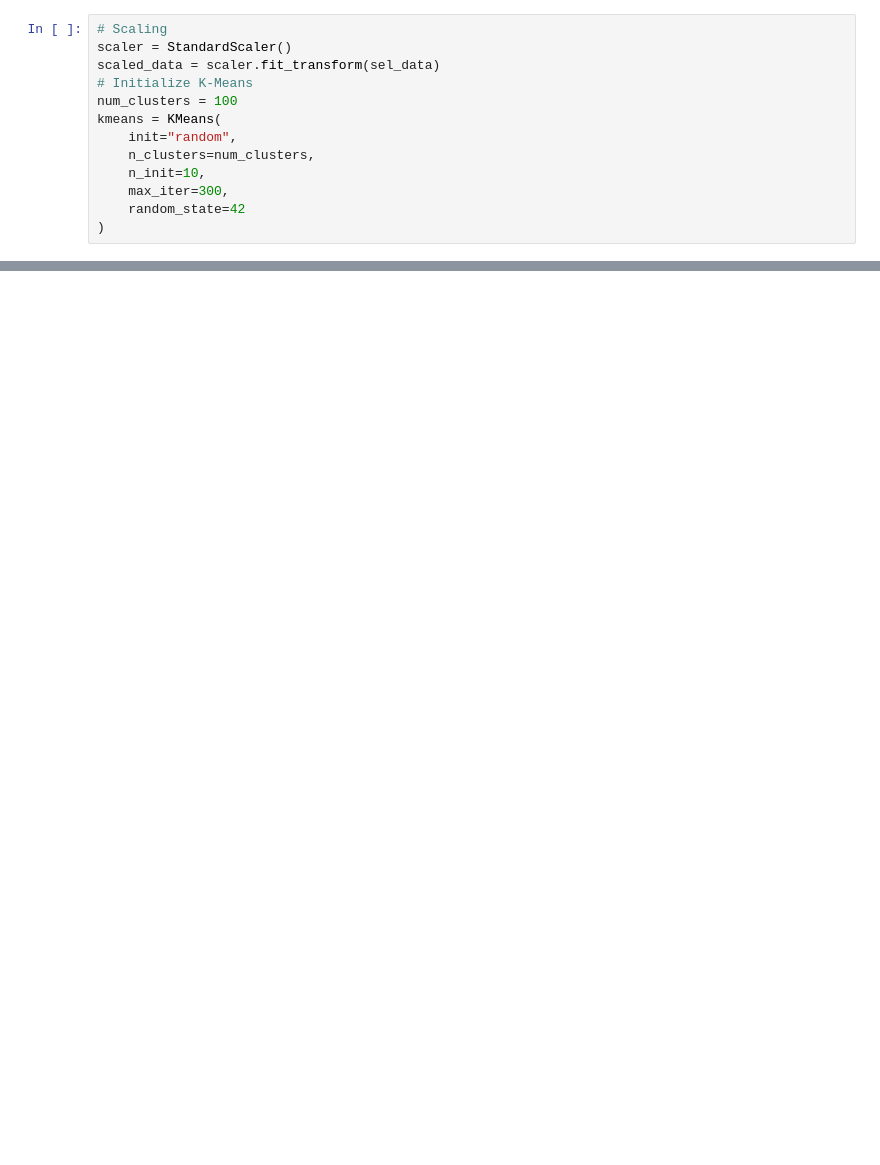
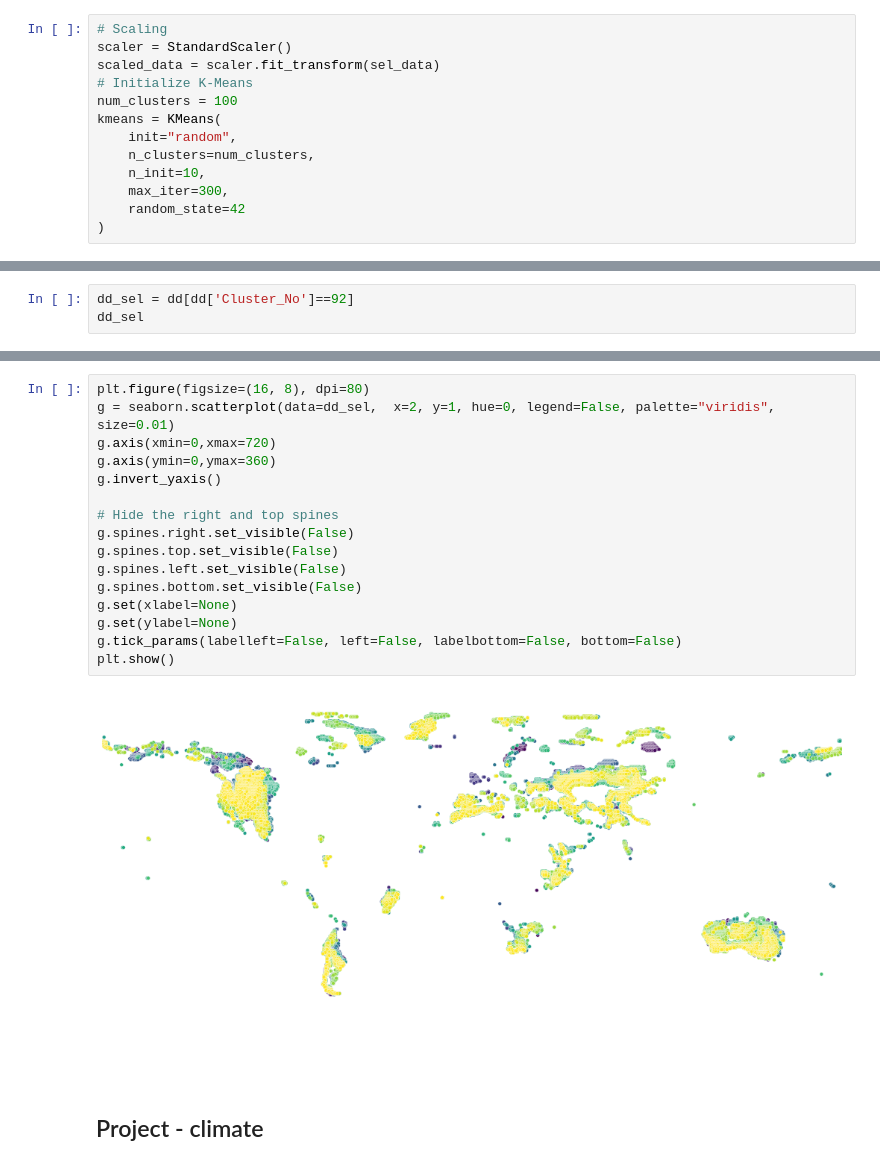
Before and after one commit to dadavie/planetary_garden, a Jupyter notebook: notebooks/Notebook_DavidSchildberger_Model.ipynb, the cells around one changed output, grey strips where cells are left out. Cells and saved outputs as stored; diff of their text form; blank space fills up the shorter version.

```diff
--- a/notebooks/Notebook_DavidSchildberger_Model.ipynb
+++ b/notebooks/Notebook_DavidSchildberger_Model.ipynb
@@ -262,0 +328,3 @@ KMeans(init='random', n_clusters=100, random_state=42)
+# %%
+dd_sel = dd[dd['Cluster_No']==92]
+dd_sel
@@ -262,0 +345,20 @@ KMeans(init='random', n_clusters=100, random_state=42)
+# %%
+plt.figure(figsize=(16, 8), dpi=80)
+g = seaborn.scatterplot(data=dd_sel,  x=2, y=1, hue=0, legend=False, palette="viridis", size=0.01)
+g.axis(xmin=0,xmax=720)
+g.axis(ymin=0,ymax=360)
+g.invert_yaxis()
+
+# Hide the right and top spines
+g.spines.right.set_visible(False)
+g.spines.top.set_visible(False)
+g.spines.left.set_visible(False)
+g.spines.bottom.set_visible(False)
+g.set(xlabel=None)
+g.set(ylabel=None)
+g.tick_params(labelleft=False, left=False, labelbottom=False, bottom=False)
+plt.show()
+# %% [output]
+[figure, added]
+# %% [markdown]
+## Project - climate
```
Also changed, not shown: parts of 22 cells of this notebook.
